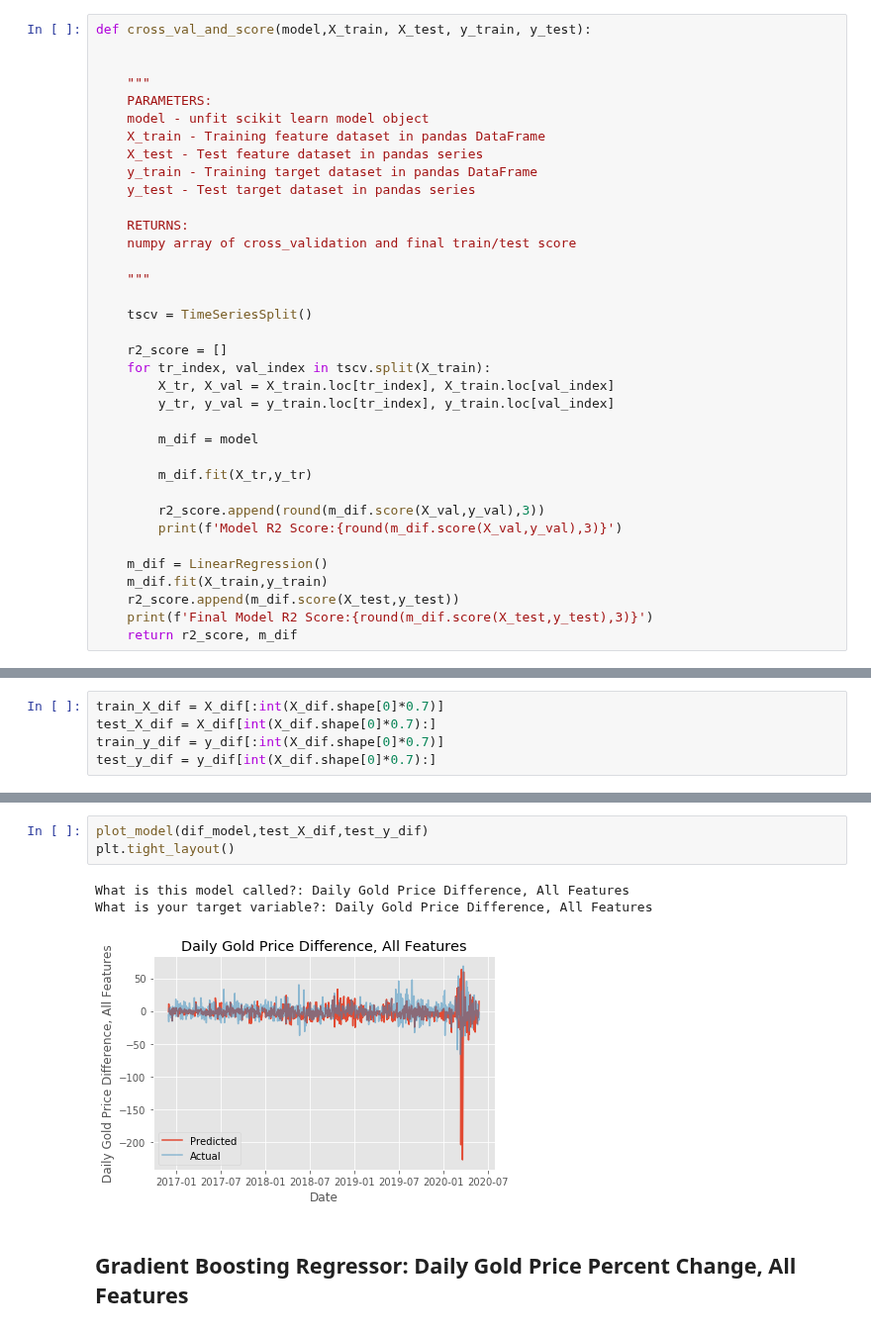
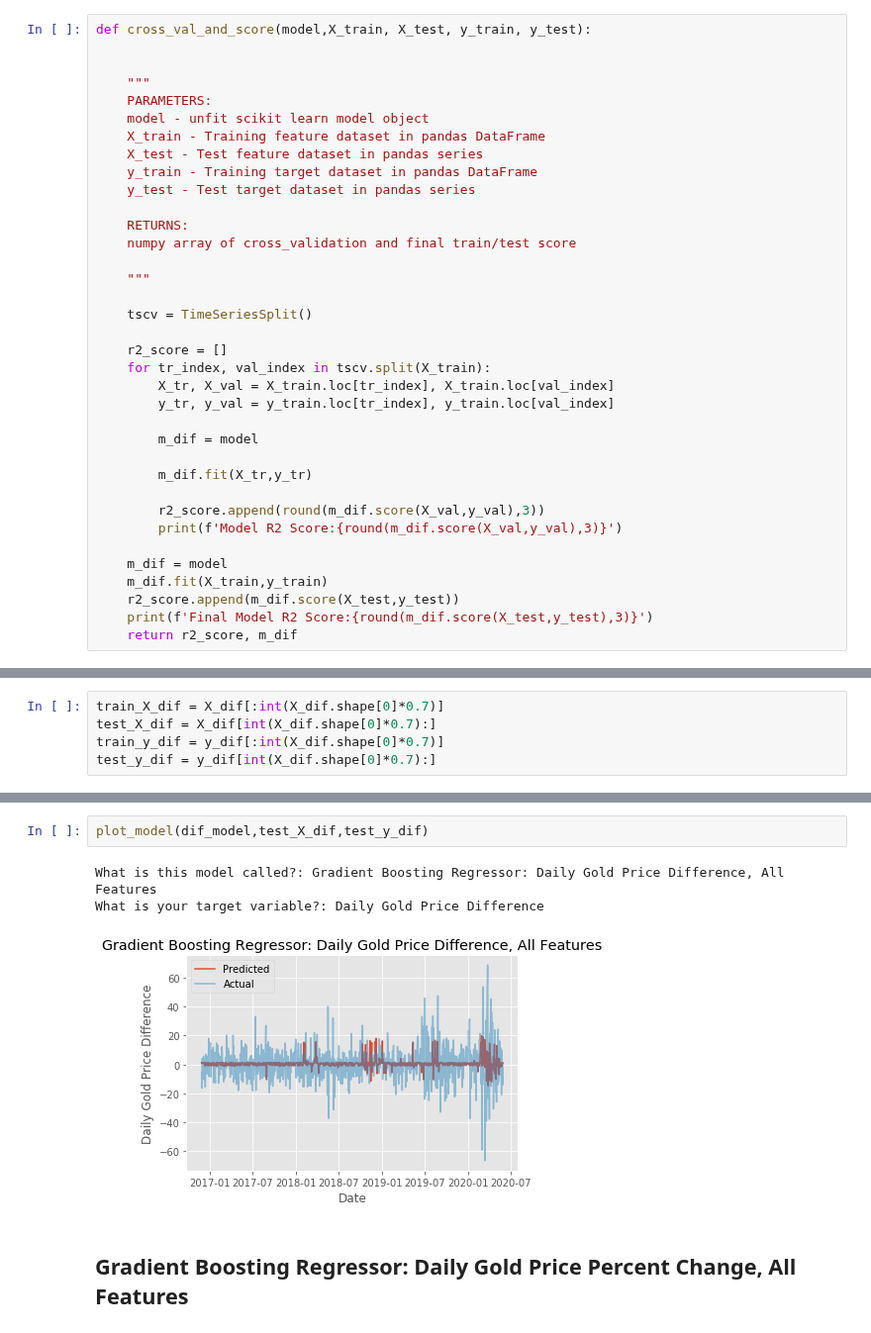
Before and after one commit to jangelchik/interest_equities_gold, a Jupyter notebook: visuals_and_modeling.ipynb, the cells around one changed output, grey strips where cells are left out. Shown at 99% size. Cells and saved outputs as stored; diff of their text form.

```diff
--- a/visuals_and_modeling.ipynb
+++ b/visuals_and_modeling.ipynb
@@ -327,7 +327,7 @@ def cross_val_and_score(model,X_train, X_test, y_train, y_test):
         r2_score.append(round(m_dif.score(X_val,y_val),3))
         print(f'Model R2 Score:{round(m_dif.score(X_val,y_val),3)}')
 
-    m_dif = LinearRegression()
+    m_dif = model
     m_dif.fit(X_train,y_train)
     r2_score.append(m_dif.score(X_test,y_test))
     print(f'Final Model R2 Score:{round(m_dif.score(X_test,y_test),3)}')
@@ -488,10 +484,9 @@ Final Model R2 Score:-1.453
 # %%
 plot_model(dif_model,test_X_dif,test_y_dif)
-plt.tight_layout()
 # %% [output]
-What is this model called?: Daily Gold Price Difference, All Features
-What is your target variable?: Daily Gold Price Difference, All Features
+What is this model called?: Gradient Boosting Regressor: Daily Gold Price Difference, All Features
+What is your target variable?: Daily Gold Price Difference
-[figure, old version]
+[figure, new version]
 # %% [markdown]
 ## Gradient Boosting Regressor: Daily Gold Price Percent Change, All Features
 # %%
```
Also changed, not shown: parts of 11 cells of this notebook, 1 other file.
